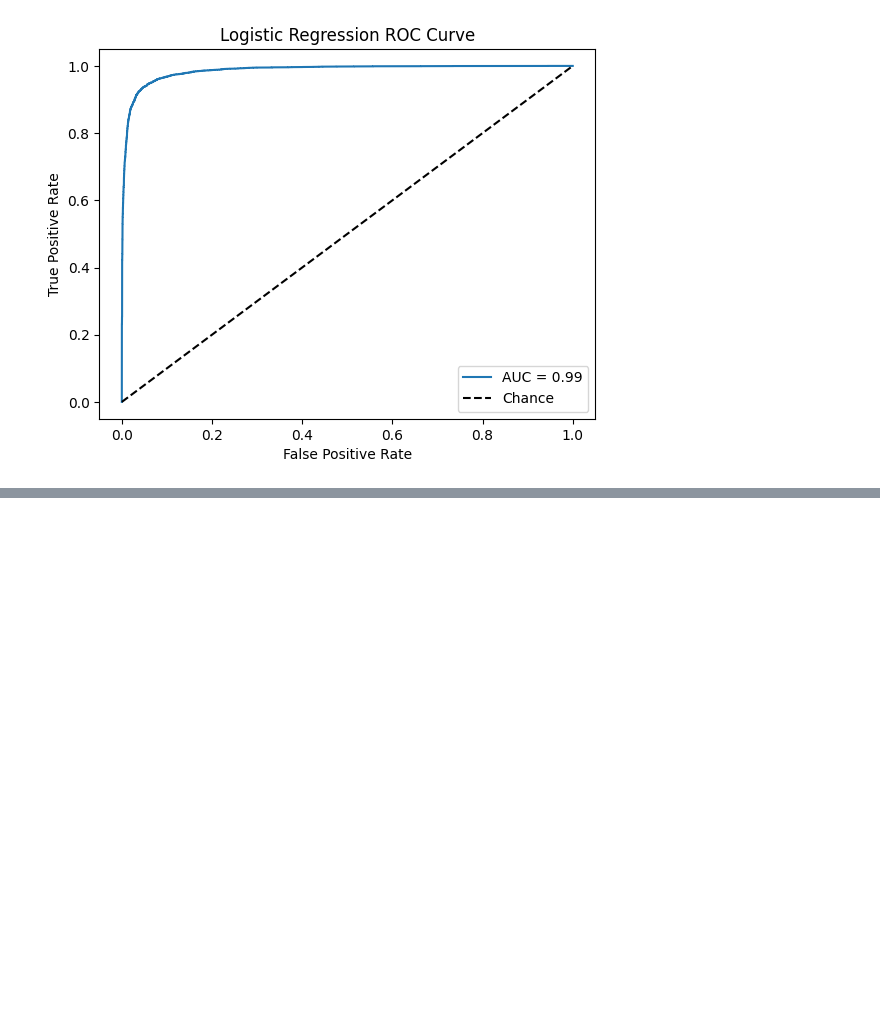
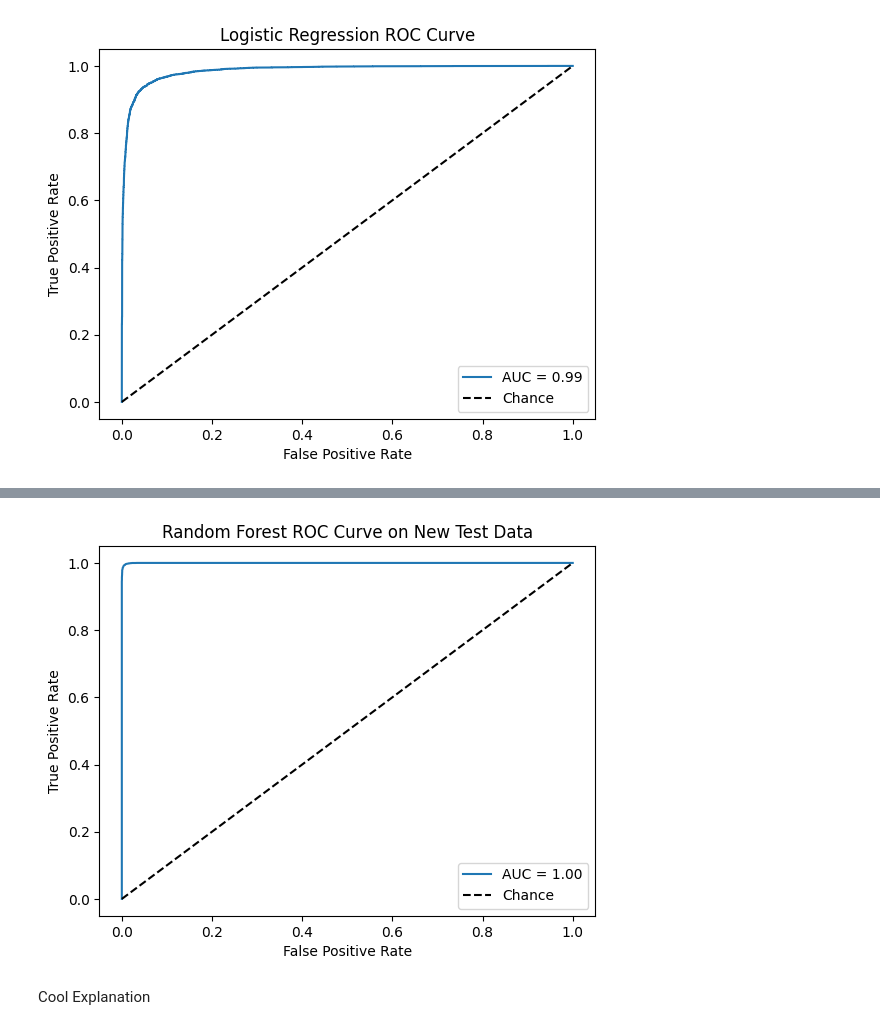
Before and after one commit to ajace13/Data-Ethics-Misinformation-Project, a Jupyter notebook: analysis.ipynb, the cells around one changed output, grey strips where cells are left out. Saved outputs shown, nothing was run; the diff lists cells and outputs as text; code cells hidden in the pictures; blank space fills up the shorter version.

```diff
--- a/analysis.ipynb
+++ b/analysis.ipynb
@@ -389,0 +499,17 @@ plt.show()
+# %%
+probs4 = rf_model2.predict_proba(X3)[:,1]
+fpr4, tpr4, _ = roc_curve(y3, probs4)
+lr_roc_auc4 = auc(fpr4, tpr4)
+
+plt.figure()
+plt.plot(fpr4, tpr4, label=f'AUC = {lr_roc_auc4:.2f}')
+plt.plot([0,1], [0,1], 'k--', label='Chance')
+plt.xlabel('False Positive Rate')
+plt.ylabel('True Positive Rate')
+plt.title('Random Forest ROC Curve on New Test Data')
+plt.legend(loc='lower right')
+plt.show()
+# %% [output]
+[figure, added]
+# %% [markdown]
+Cool Explanation
```
Also changed, not shown: parts of 12 cells of this notebook, 2 other files.
